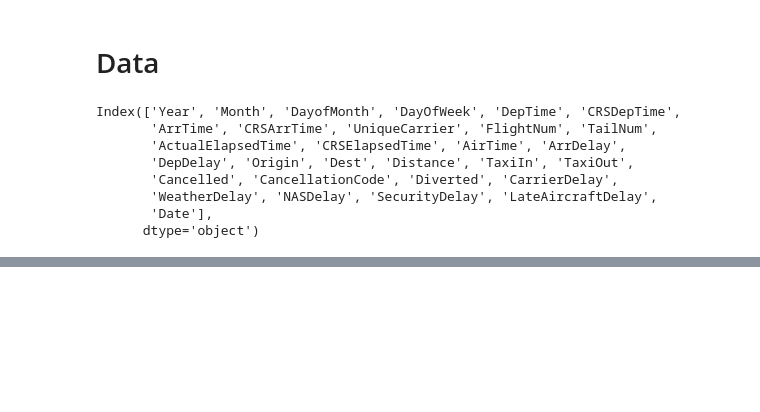
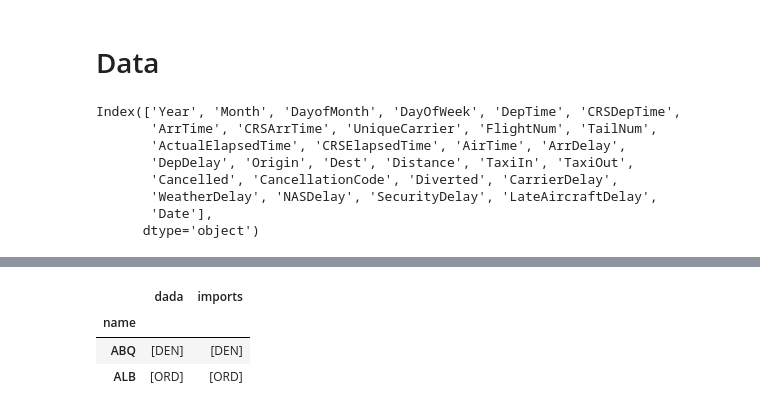
Before and after one commit to albhub/Udacity-NanoDegree-P6, a Jupyter notebook: Flights.ipynb, the cells around one changed output, grey strips where cells are left out. Cells and saved outputs as stored; diff of their text form; code cells hidden in the pictures; blank space fills up the shorter version.

```diff
--- a/Flights.ipynb
+++ b/Flights.ipynb
@@ -135,0 +233,8 @@ df.head()
+# %%
+selK = ["Origin", "Dest"]
+delays = [kl]
+grBAvg = dfAApre.groupby(by=selK).mean()
+grBAvg.reset_index().to_csv("data/Flights-OrigDest-Mean.csv")
+
+dfAA = grBAvg.reset_index()
+#dfAA = defineDataFrame(df, selK, df.columns)
@@ -135,0 +248,14 @@ df.head()
+# %%
+dfAAA = dfAA.set_index(["Origin","Dest"])
+dd = {}
+for i,j in dfAAA.index:
+    #print(i, j)
+
+    try:
+        dd[i]["imports"] = dd[i]["imports"] + [j]
+        dd[i]["dada"] = dd[i]["dada"] + [j]
+    except:
+        dd[i] = {}
+        dd[i]["imports"] = [j]
+        dd[i]["dada"] = [j]
+dd
@@ -135,0 +280,9 @@ df.head()
+# %%
+dfAAAA = pd.DataFrame(dd).T
+dfAAAA.index.name = "name"
+dfAAAA.head(2)
+# %% [output]
+|  | dada | imports |
+| name |  |  |
+| ABQ | [DEN] | [DEN] |
+| ALB | [ORD] | [ORD] |
```
Also changed, not shown: parts of 35 cells of this notebook, 4 other files.
